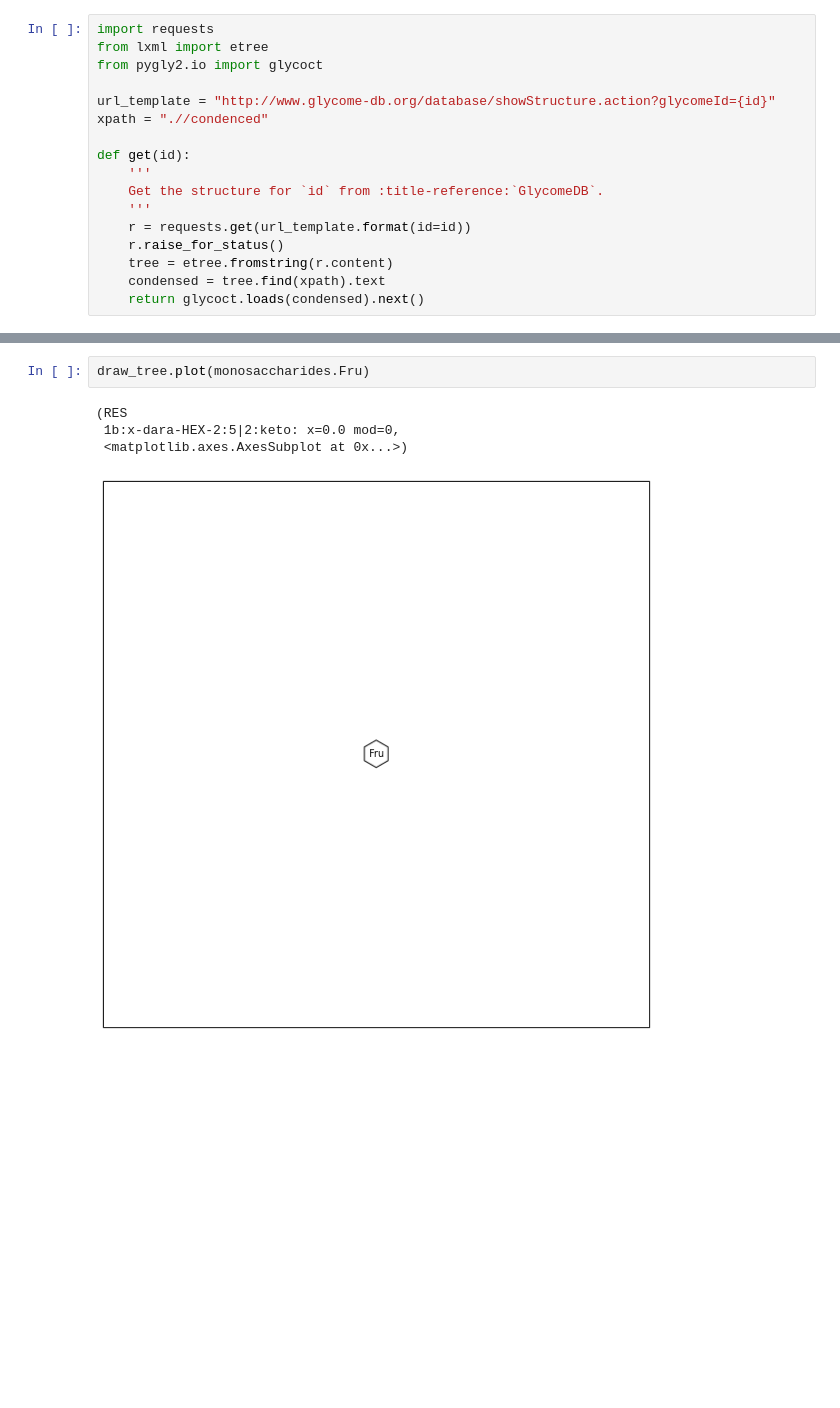
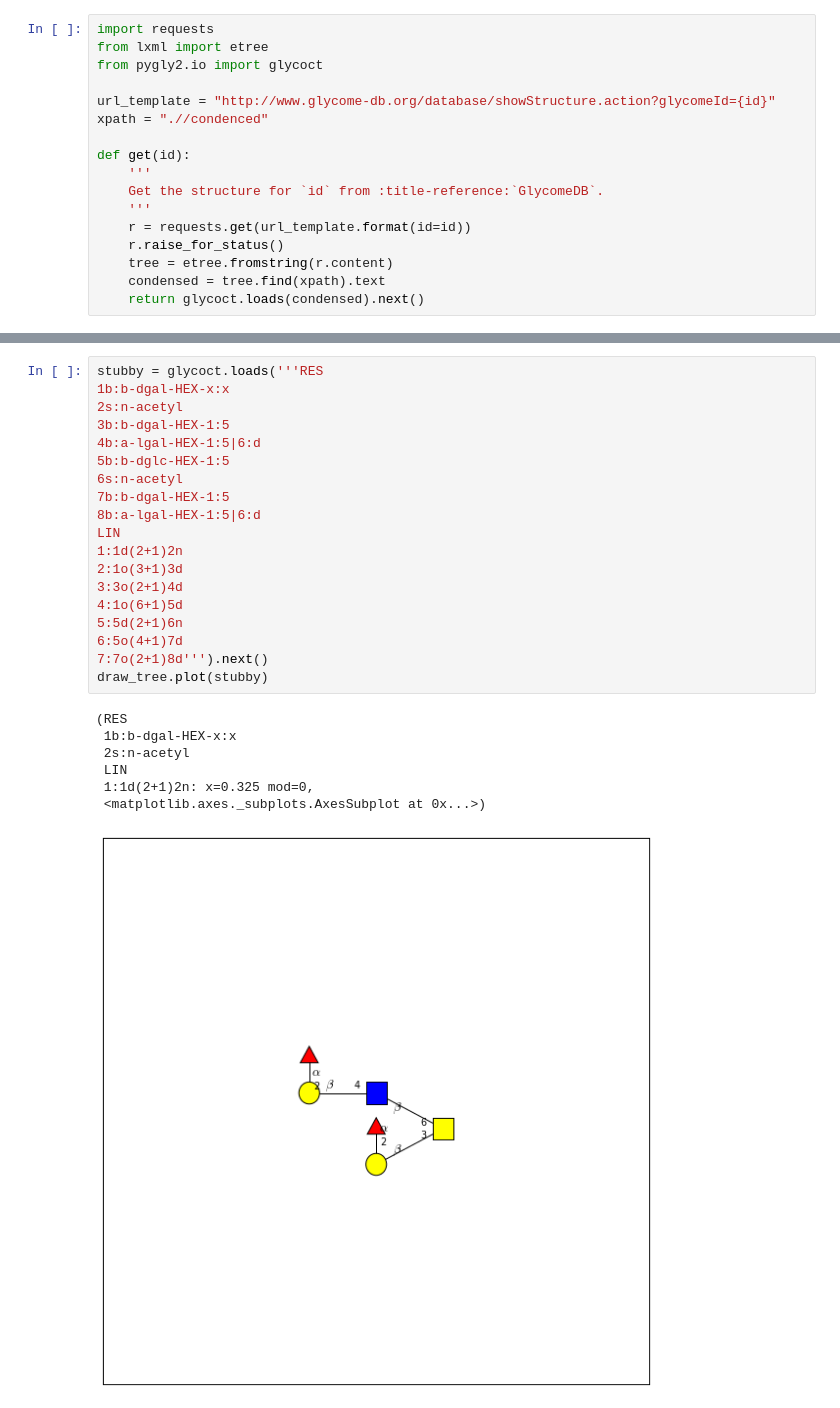
Before and after one commit to mobiusklein/glypy, a Jupyter notebook: contrib/plot/Testing.ipynb, the cells around one changed output, grey strips where cells are left out. Saved outputs shown, nothing was run; the diff lists cells and outputs as text; blank space fills up the shorter version.

```diff
--- a/contrib/plot/Testing.ipynb
+++ b/contrib/plot/Testing.ipynb
@@ -116,7 +133,27 @@ draw_tree.plot(case)
-# %%
-draw_tree.plot(monosaccharides.Fru)
-# %% [output]
-(RES
- 1b:x-dara-HEX-2:5|2:keto: x=0.0 mod=0,
- <matplotlib.axes.AxesSubplot at 0x...>)
-[figure, removed]
+# %%
+stubby = glycoct.loads('''RES
+1b:b-dgal-HEX-x:x
+2s:n-acetyl
+3b:b-dgal-HEX-1:5
+4b:a-lgal-HEX-1:5|6:d
+5b:b-dglc-HEX-1:5
+6s:n-acetyl
+7b:b-dgal-HEX-1:5
+8b:a-lgal-HEX-1:5|6:d
+LIN
+1:1d(2+1)2n
+2:1o(3+1)3d
+3:3o(2+1)4d
+4:1o(6+1)5d
+5:5d(2+1)6n
+6:5o(4+1)7d
+7:7o(2+1)8d''').next()
+draw_tree.plot(stubby)
+# %% [output]
+(RES
+ 1b:b-dgal-HEX-x:x
+ 2s:n-acetyl
+ LIN
+ 1:1d(2+1)2n: x=0.325 mod=0,
+ <matplotlib.axes._subplots.AxesSubplot at 0x...>)
+[figure, added]
```
Also changed, not shown: parts of 13 cells of this notebook, 12 other files.
